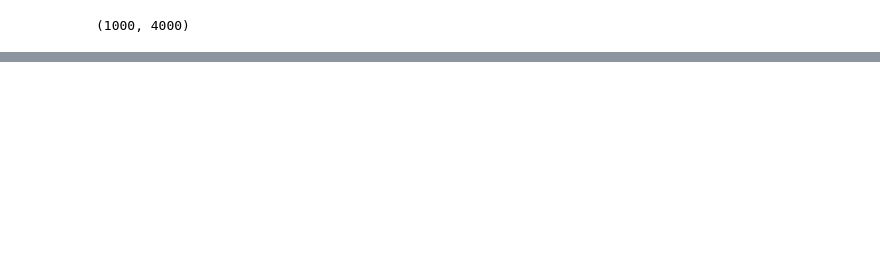
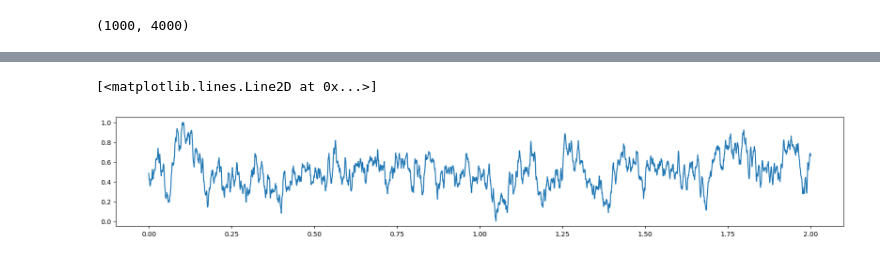
Before and after one commit to RyuKyungchan/UGRP, a Jupyter notebook: DNN_SAC/CNN/CNN_v0.ipynb, the cells around one changed output, grey strips where cells are left out. Saved outputs shown, nothing was run; the diff lists cells and outputs as text; code cells hidden in the pictures; blank space fills up the shorter version.

```diff
--- a/DNN_SAC/CNN/CNN_v0.ipynb
+++ b/DNN_SAC/CNN/CNN_v0.ipynb
@@ -168,3 +181,9 @@ plt.show()
+# %%
+plt.figure(figsize=(20, 3))
+plt.plot(time_steps, actual_signal)
+# %% [output]
+[<matplotlib.lines.Line2D at 0x...>]
+[figure, added]
 # %%
 n = len(predicted_signal)
 
```
Also changed, not shown: parts of 8 cells of this notebook.
